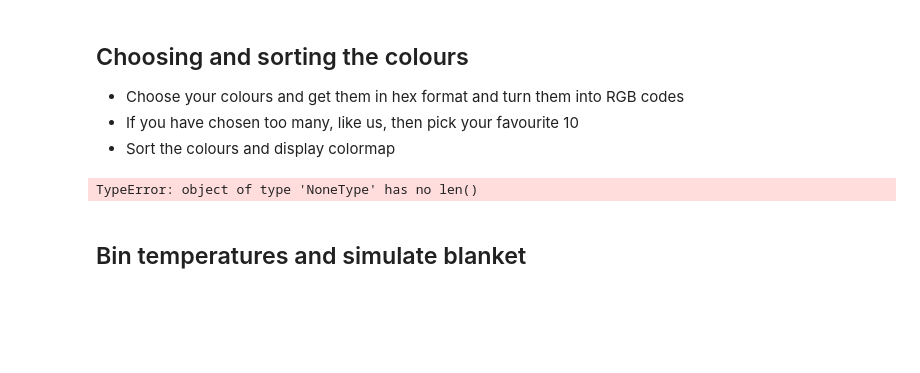
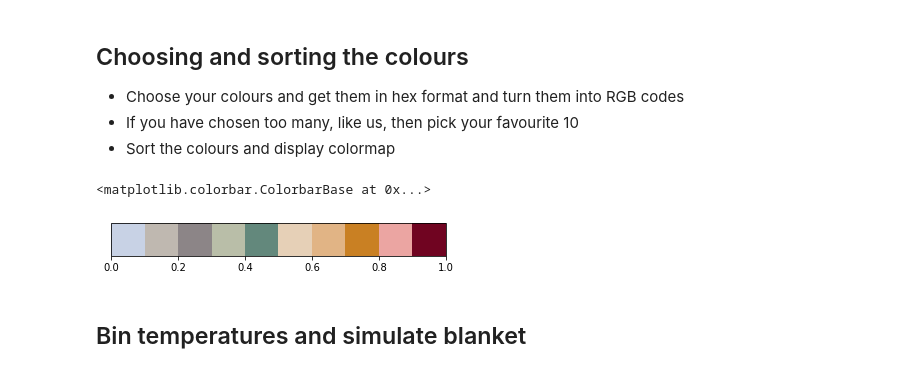
Before and after one commit to cjbaxt/tempblanket, a Jupyter notebook: blanket_mockup.ipynb, the cells around one changed output. Cells and saved outputs as stored; diff of their text form; code cells hidden in the pictures; blank space fills up the shorter version.

```diff
--- a/blanket_mockup.ipynb
+++ b/blanket_mockup.ipynb
@@ -127,28 +124,25 @@ color_list_rgb = [matplotlib.colors.to_rgb(c) for c in color_list]
 # %%
 # Sort the colours and display colormap
 def get_hsv(hexrgb):
     hexrgb = hexrgb.lstrip("#")   # in case you have Web color specs
     r, g, b = (int(hexrgb[i:i+2], 16) / 255.0 for i in range(0,5,2))
-    print(colorsys.rgb_to_hsv(r, g, b))
     return colorsys.rgb_to_hsv(r, g, b)
 
-sort_on = 'R' # R, G, B, Hue, None
 
 # 0, 1 or 2 to sort by Red, Green or Blue (I like Red)
-color_list_sorted = color_list_rgb.sort(key=lambda x: x[0])
+# color_list = [matplotlib.colors.to_rgb(c) for c in color_list]
+rgb_color_list.sort(key=lambda x: x[1])
 
 # Or you can sort by hue
-#color_list_sorted = color_list.sort(key=get_hsv)
-
-# Or no sorting
-#color_list_sorted = color_list
+#color_list.sort(key=get_hsv)
 
 # Display colourmap
-color_ramp = ListedColormap(color_list_sorted)
+color_ramp = ListedColormap(color_list)
 fig, ax = plt.subplots(figsize=(6,0.6))
 matplotlib.colorbar.ColorbarBase(ax, cmap=color_ramp, orientation = 'horizontal')
 # %% [output]
-TypeError: object of type 'NoneType' has no len()
+<matplotlib.colorbar.ColorbarBase at 0x...>
+[figure, added]
 # %% [markdown]
 ## Bin temperatures and simulate blanket
 # %%
```
Also changed, not shown: parts of 3 cells of this notebook.
